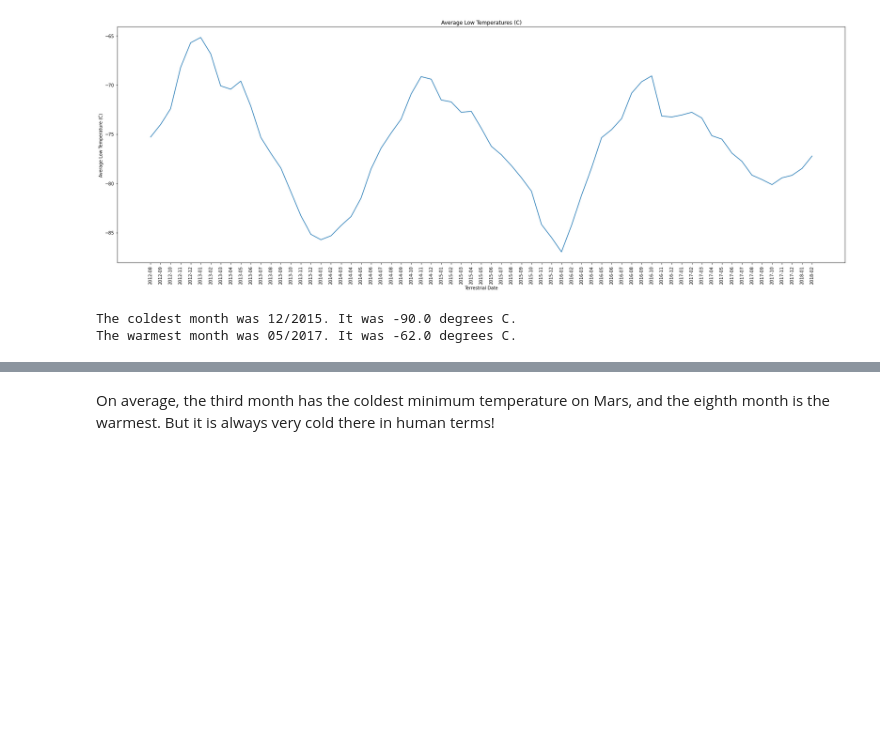
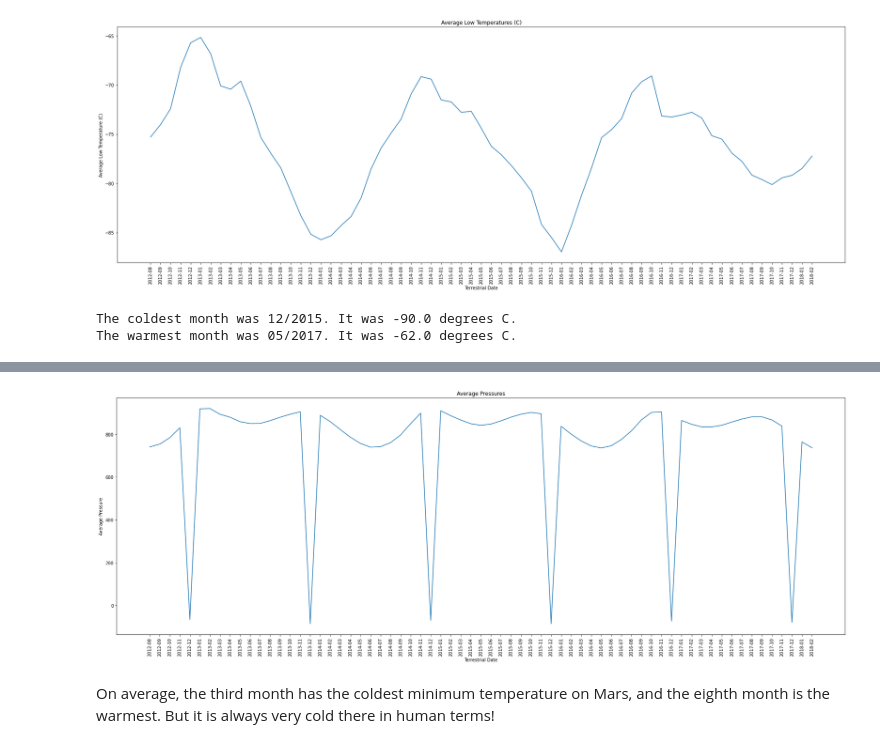
Before and after one commit to allison713/module11, a Jupyter notebook: part_2_mars_weather.ipynb, the cells around one changed output, grey strips where cells are left out. Saved outputs shown, nothing was run; the diff lists cells and outputs as text; code cells hidden in the pictures; blank space fills up the shorter version.

Commit message:
Completed pressure

```diff
--- a/part_2_mars_weather.ipynb
+++ b/part_2_mars_weather.ipynb
@@ -226,3 +274,14 @@ The warmest month was 05/2017. It was -62.0 degrees C.
+# %%
+# Plot the average pressure by month
+plt.figure(figsize=(30,10))
+plt.plot(avg_pressure_df["date"],avg_pressure_df["avg pressure"])
+plt.xlabel("Terrestrial Date")
+plt.xticks(rotation=90)
+plt.ylabel("Average Pressure")
+plt.title("Average Pressures")
+plt.show()
+# %% [output]
+[figure, added]
 # %%
 # 5. How many terrestrial (earth) days are there in a Martian year?
 # %% [markdown]
```
Also changed, not shown: parts of 3 cells of this notebook.
